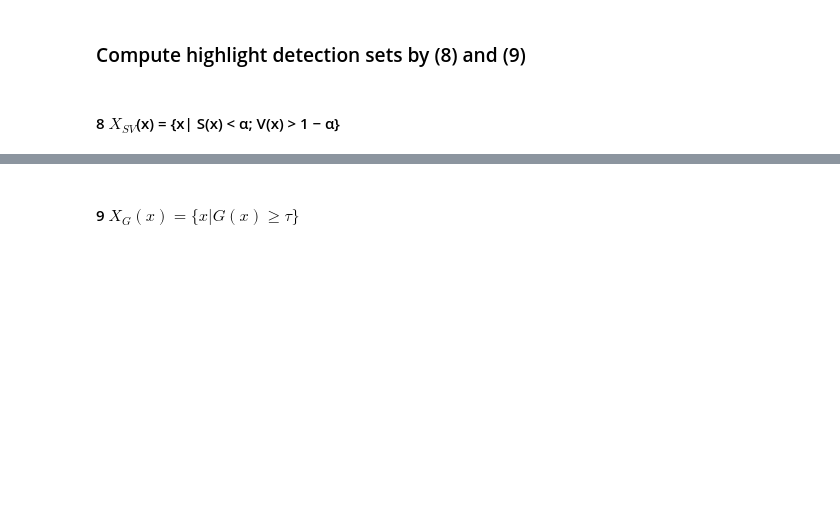
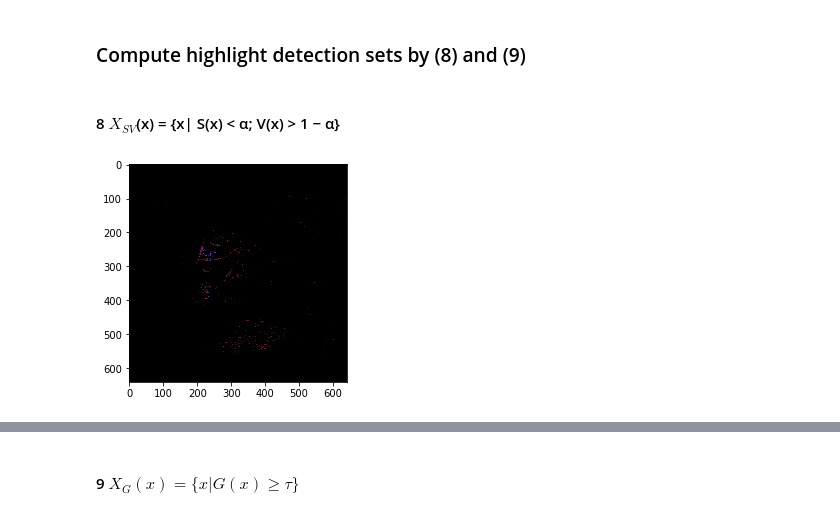
Before and after one commit to NikolaiSviridov/Specular-Highlight-Removal, a Jupyter notebook: single_image/Artusi_A_et_al/python/clean.ipynb, the cells around one changed output, grey strips where cells are left out. Drawn from its saved outputs; the diff is of its cells as text; code cells hidden in the pictures; blank space fills up the shorter version.

```diff
--- a/single_image/Artusi_A_et_al/python/clean.ipynb
+++ b/single_image/Artusi_A_et_al/python/clean.ipynb
@@ -48,7 +50,19 @@ plt.imshow(hsv_img)
 [figure]
 # %% [markdown]
 ### Compute highlight detection sets by (8) and (9)
+# %%
+def show_with_mask(img, mask):
+    coef_indxs = np.copy(mask)
+    coef_indxs[coef_indxs == True] = 1
+    coef_indxs[coef_indxs == False] = 0
+    _3d_coef_indxs = np.repeat(coef_indxs[:, :, np.newaxis], 3, axis=2)
+    plt.imshow(img * _3d_coef_indxs)
 # %% [markdown]
 #### 8 $X_{SV}$(x) = {x| S(x) < α; V(x) > 1 − α}
 # %%
-X_SV = np.array(S < alpha) & np.array(V > 1 - alpha)
+# X_SV = np.array(S < alpha) & np.array(V > (1 - alpha))
+X_SV = np.array(S < alpha) | np.array(V > (1 - alpha))
+# %%
+show_with_mask(hsv_img, X_SV)
+# %% [output]
+[figure, added]
```
Also changed, not shown: parts of 23 cells of this notebook.
